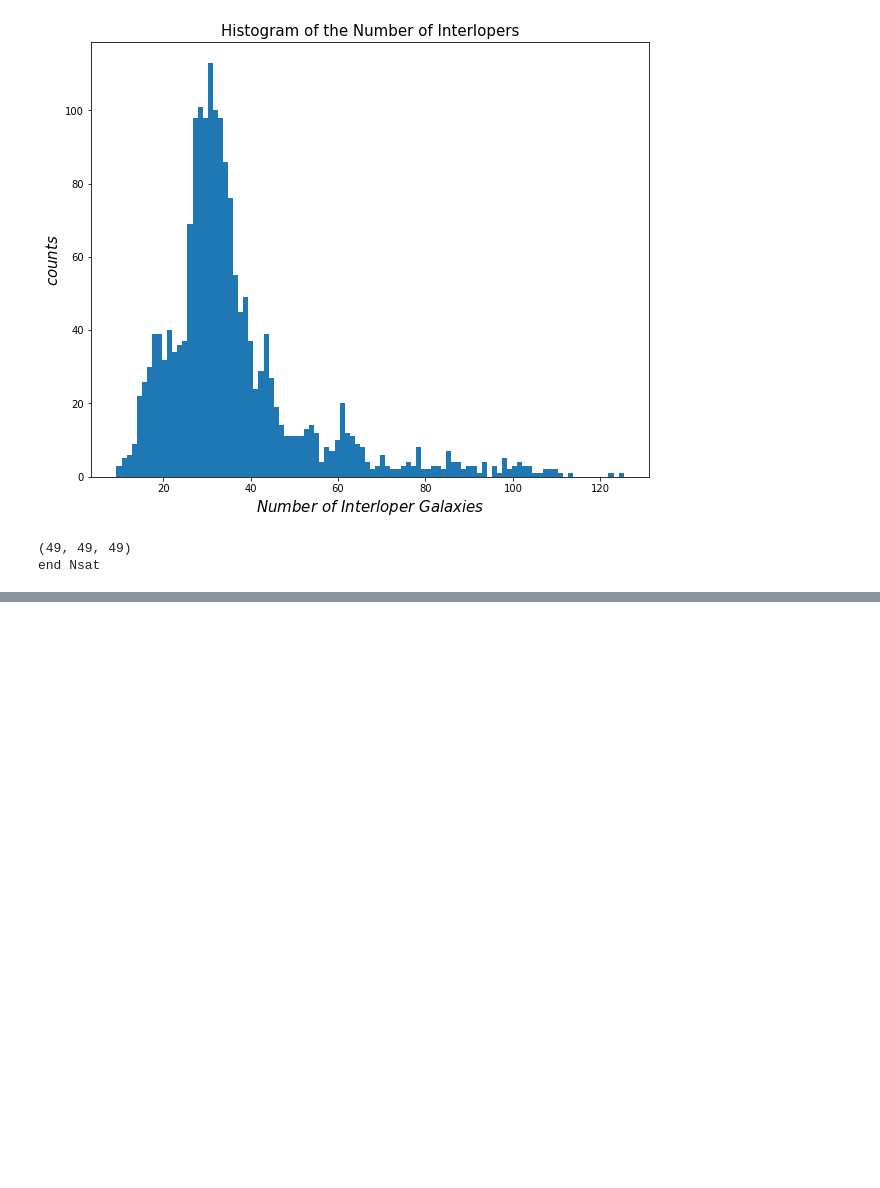
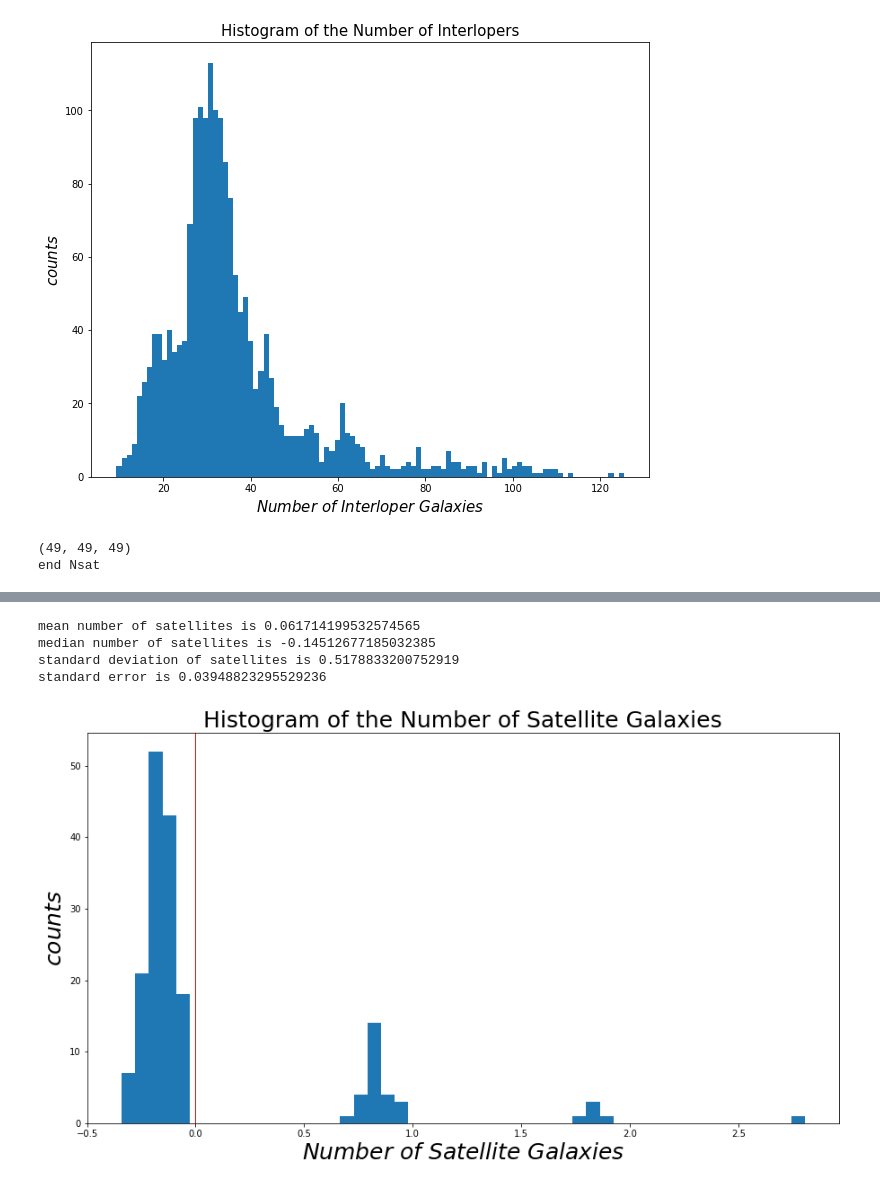
Before and after one commit to metownsend/LRG-Sats, a Jupyter notebook: making_masks.ipynb, the cells around one changed output, grey strips where cells are left out. Cells and saved outputs as stored; diff of their text form; code cells hidden in the pictures; blank space fills up the shorter version.

```diff
--- a/making_masks.ipynb
+++ b/making_masks.ipynb
@@ -1067,0 +1265,11 @@ standard error is 0.012315354841242125
+# %%
+totalNsat(newNsat2)
+
+plt.savefig('/Users/mtownsend/Desktop/maskedNsat2.jpg')
+plt.show()
+# %% [output]
+mean number of satellites is 0.061714199532574565
+median number of satellites is -0.14512677185032385
+standard deviation of satellites is 0.5178833200752919
+standard error is 0.03948823295529236
+[figure, added]
```
Also changed, not shown: parts of 18 cells of this notebook.
